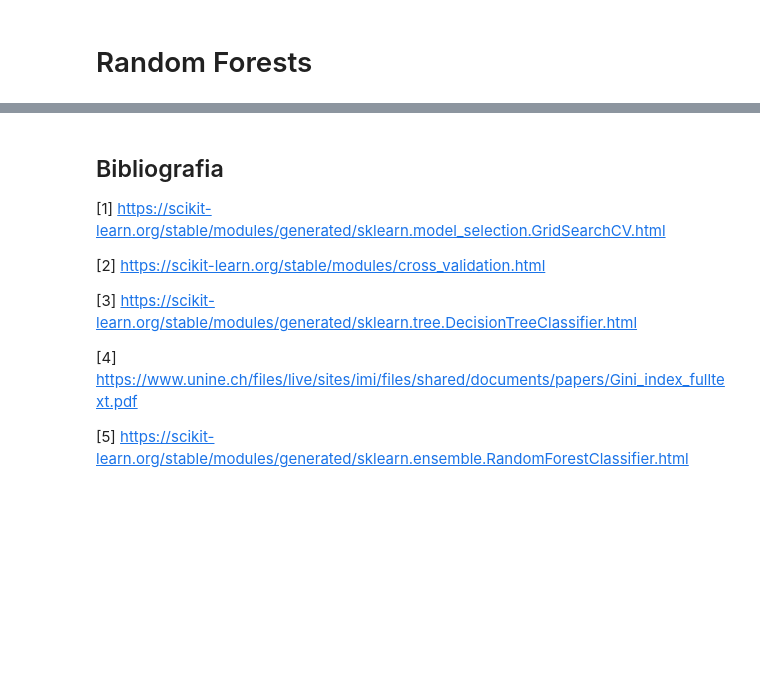
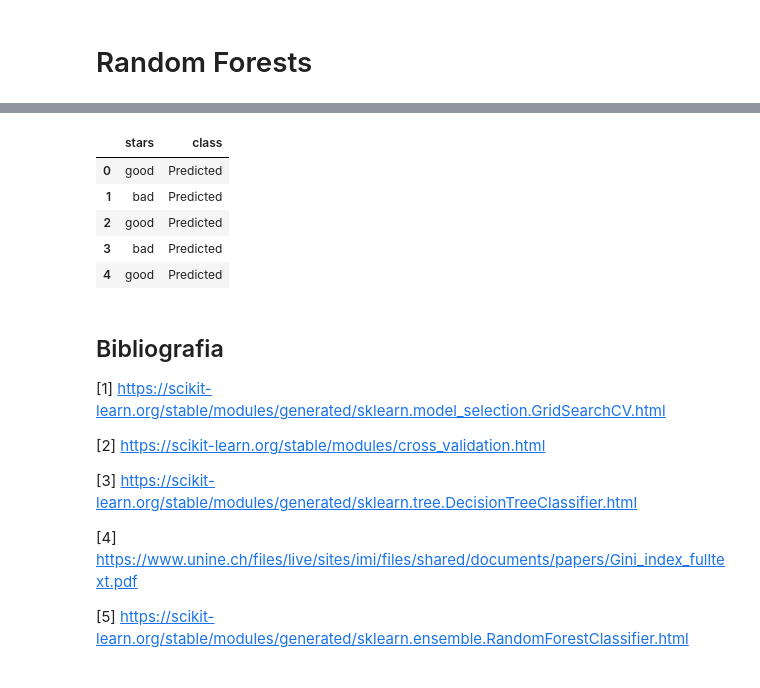
Before and after one commit to EduPek/PPGOLD7037, a Jupyter notebook: DS_PPGOLD_Aula08_2_Forests.ipynb, the cells around one changed output, grey strips where cells are left out. Cells and saved outputs as stored; diff of their text form; code cells hidden in the pictures; blank space fills up the shorter version.

```diff
--- a/DS_PPGOLD_Aula08_2_Forests.ipynb
+++ b/DS_PPGOLD_Aula08_2_Forests.ipynb
@@ -289,3 +380,21 @@ dtype: float64
+# %%
+y_pred = pd.DataFrame(y_pred)
+y_pred["class"] = "Predicted"
+y_pred.columns = ["stars", "class"]
+
+stars_class = pd.DataFrame(stars_class)
+stars_class["class"] = "Original"
+
+ff = pd.concat([y_pred,stars_class], axis =0)
+
+ff.head()
+# %% [output]
+|  | stars | class |
+| 0 | good | Predicted |
+| 1 | bad | Predicted |
+| 2 | good | Predicted |
+| 3 | bad | Predicted |
+| 4 | good | Predicted |
 # %% [markdown]
 ## Bibliografia
 
```
Also changed, not shown: parts of 13 cells of this notebook, 5 other files.
